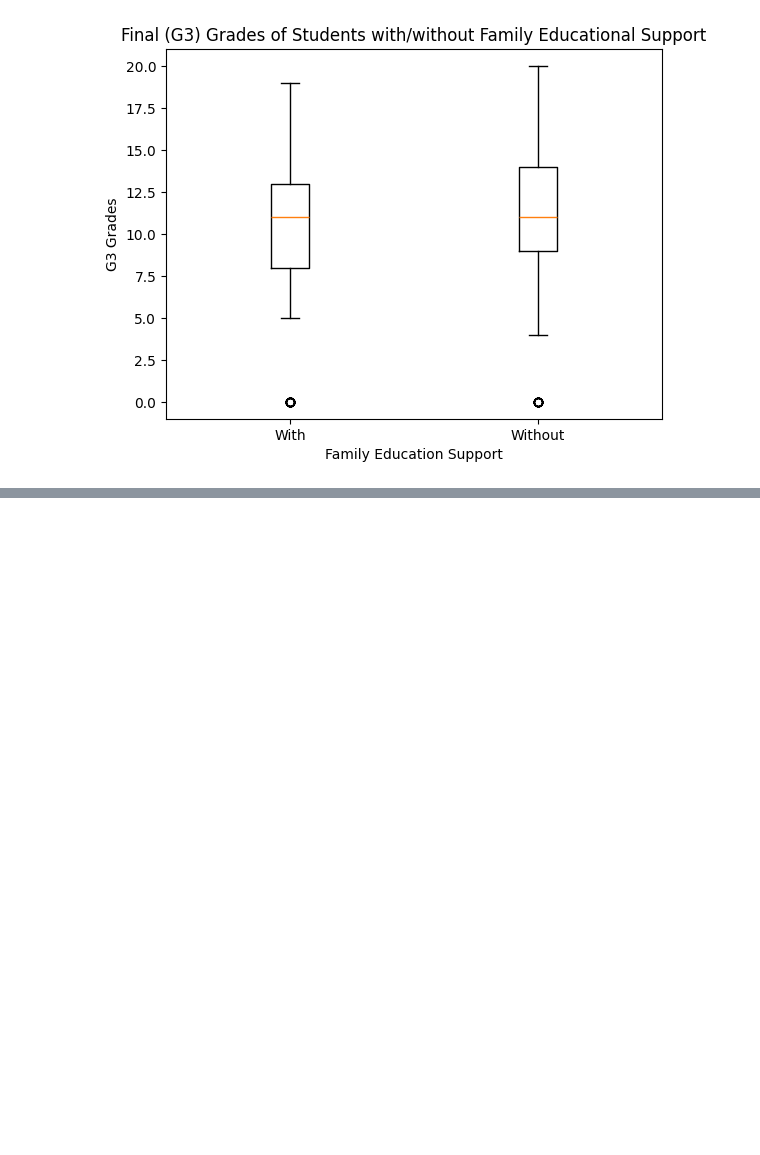
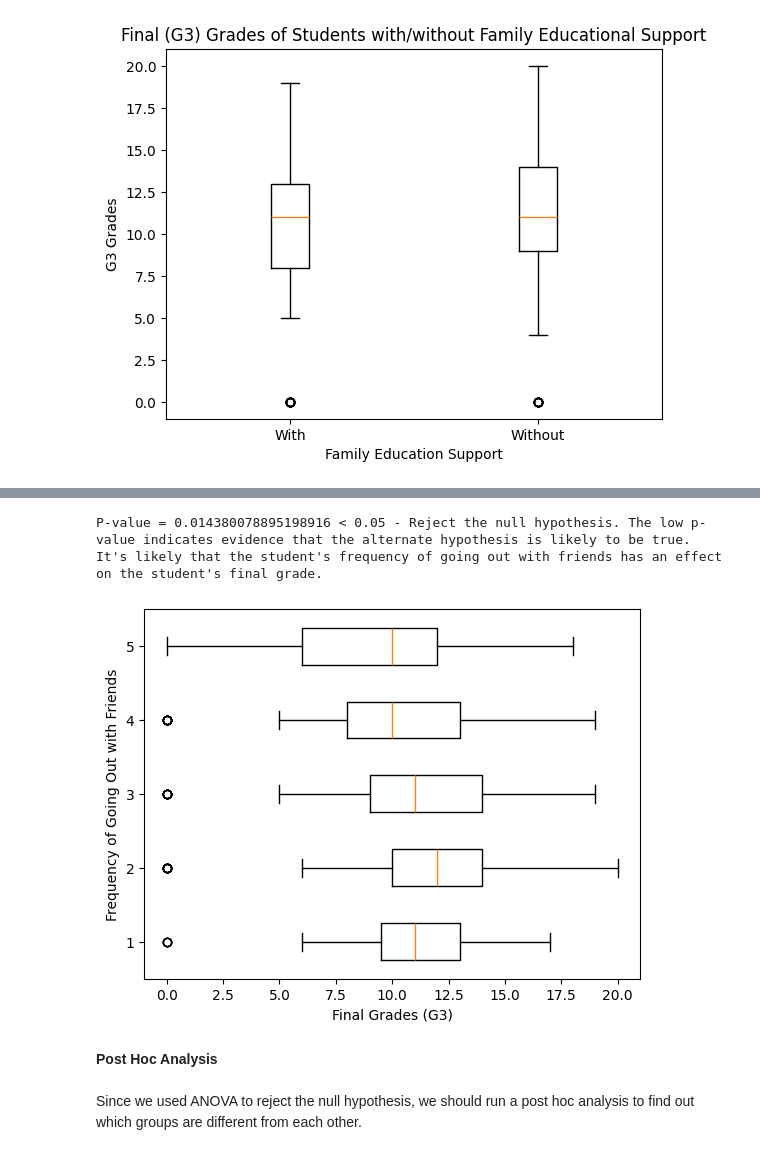
Before and after one commit to KevinTruong13/320_group_project, a Jupyter notebook: Final_Project/Project.ipynb, the cells around one changed output, grey strips where cells are left out. Saved outputs shown, nothing was run; the diff lists cells and outputs as text; code cells hidden in the pictures; blank space fills up the shorter version.

Commit message:
implemented ANOVA test and post hoc analysis

```diff
--- a/Final_Project/Project.ipynb
+++ b/Final_Project/Project.ipynb
@@ -266,0 +276,28 @@ plt.show()
+# %%
+sig_val = 0.05
+groups = df.groupby(['goout'])['G3']
+one = groups.get_group(1)
+two = groups.get_group(2)
+three = groups.get_group(3)
+four = groups.get_group(4)
+five = groups.get_group(5)
+res = f_oneway(one, two, three, four, five)
+
+print(f'P-value = {res.pvalue} < 0.05 - Reject the null hypothesis. The low p-value indicates evidence that the alternate hypothesis is likely to be true. \nIt\'s likely that the student\'s frequency of going out with friends has an effect on the student\'s final grade.')
+# %% [output]
+P-value = 0.014380078895198916 < 0.05 - Reject the null hypothesis. The low p-value indicates evidence that the alternate hypothesis is likely to be true.
+It's likely that the student's frequency of going out with friends has an effect on the student's final grade.
+# %%
+plt.boxplot([one, two, three, four, five], orientation='horizontal')
+
+plt.xlabel('Final Grades (G3)')
+plt.ylabel('Frequency of Going Out with Friends')
+plt.yticks(ticks=[1, 2, 3, 4, 5], labels=['1', '2', '3', '4', '5'])
+
+plt.show()
+# %% [output]
+[figure, added]
+# %% [markdown]
+**Post Hoc Analysis**\
+\
+Since we used ANOVA to reject the null hypothesis, we should run a post hoc analysis to find out which groups are different from each other.
```
Also changed, not shown: parts of 6 cells of this notebook.
